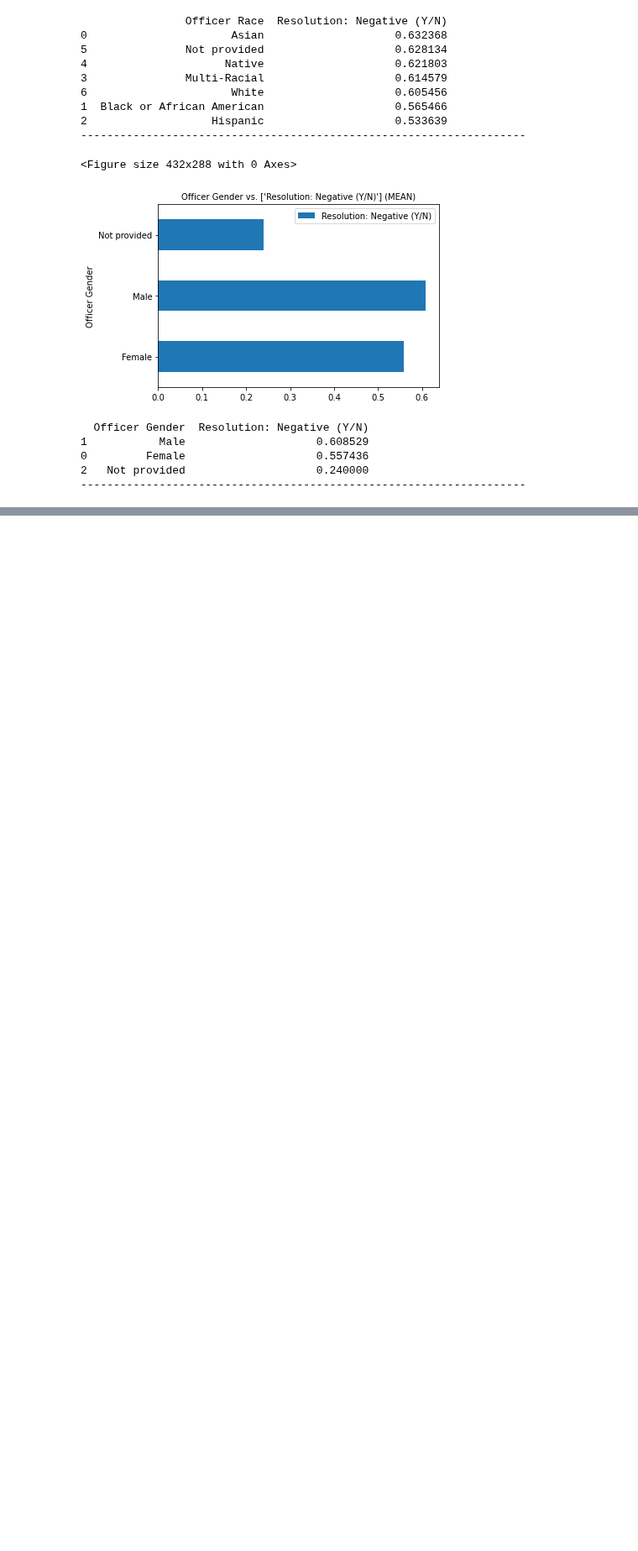
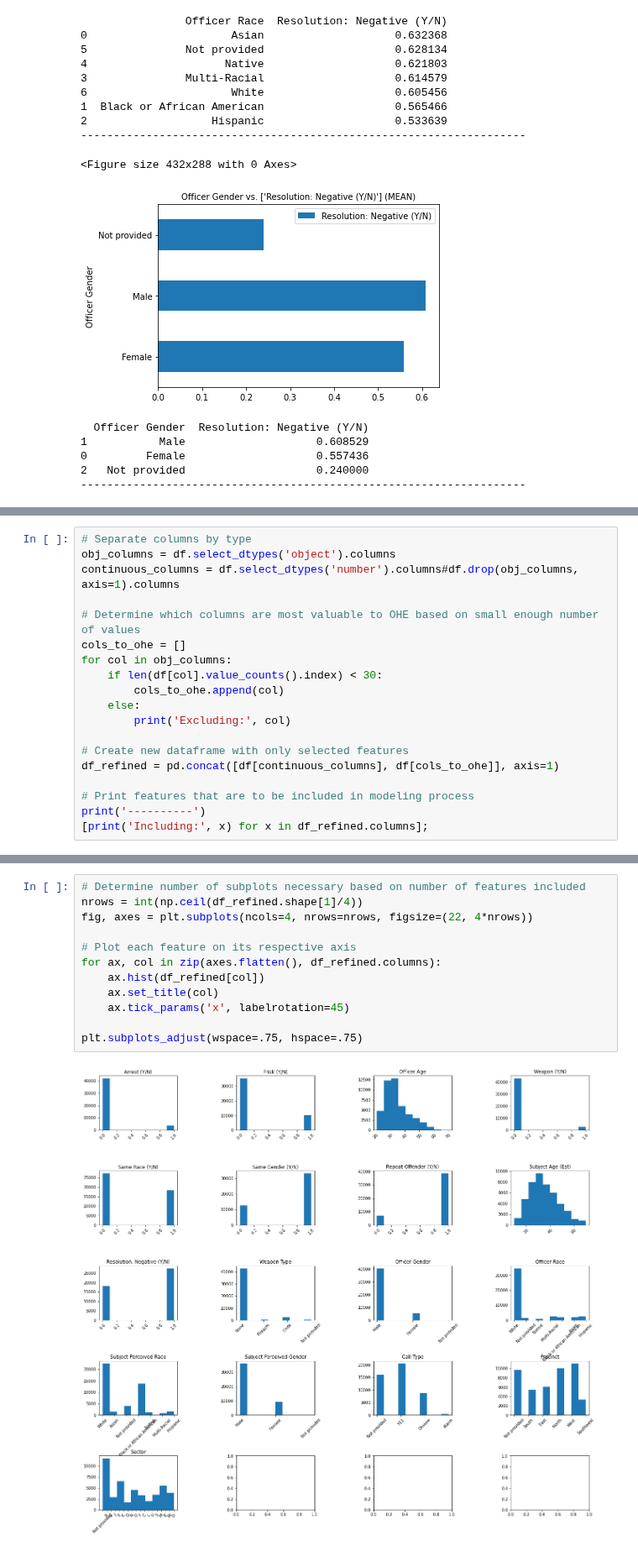
Before and after one commit to sethnlewis/Policing-Bias, a Jupyter notebook: analysis/final_notebook.ipynb, the cells around one changed output, grey strips where cells are left out. Shown at 84% size. Cells and saved outputs as stored; diff of their text form; blank space fills up the shorter version.

```diff
--- a/analysis/final_notebook.ipynb
+++ b/analysis/final_notebook.ipynb
@@ -456,0 +464,19 @@ bar_plot(df, x_axis, y_axis, 'mean', verbose=True)
+# %%
+# Separate columns by type
+obj_columns = df.select_dtypes('object').columns
+continuous_columns = df.select_dtypes('number').columns#df.drop(obj_columns, axis=1).columns
+
+# Determine which columns are most valuable to OHE based on small enough number of values
+cols_to_ohe = []
+for col in obj_columns:
+    if len(df[col].value_counts().index) < 30:
+        cols_to_ohe.append(col)
+    else:
+        print('Excluding:', col)
+
+# Create new dataframe with only selected features
+df_refined = pd.concat([df[continuous_columns], df[cols_to_ohe]], axis=1)
+
+# Print features that are to be included in modeling process
+print('----------')
+[print('Including:', x) for x in df_refined.columns];
@@ -456,0 +503,14 @@ bar_plot(df, x_axis, y_axis, 'mean', verbose=True)
+# %%
+# Determine number of subplots necessary based on number of features included
+nrows = int(np.ceil(df_refined.shape[1]/4))
+fig, axes = plt.subplots(ncols=4, nrows=nrows, figsize=(22, 4*nrows))
+
+# Plot each feature on its respective axis
+for ax, col in zip(axes.flatten(), df_refined.columns):
+    ax.hist(df_refined[col])
+    ax.set_title(col)
+    ax.tick_params('x', labelrotation=45)
+
+plt.subplots_adjust(wspace=.75, hspace=.75)
+# %% [output]
+[figure, added]
```
Also changed, not shown: parts of 49 cells of this notebook, 1 other file.
